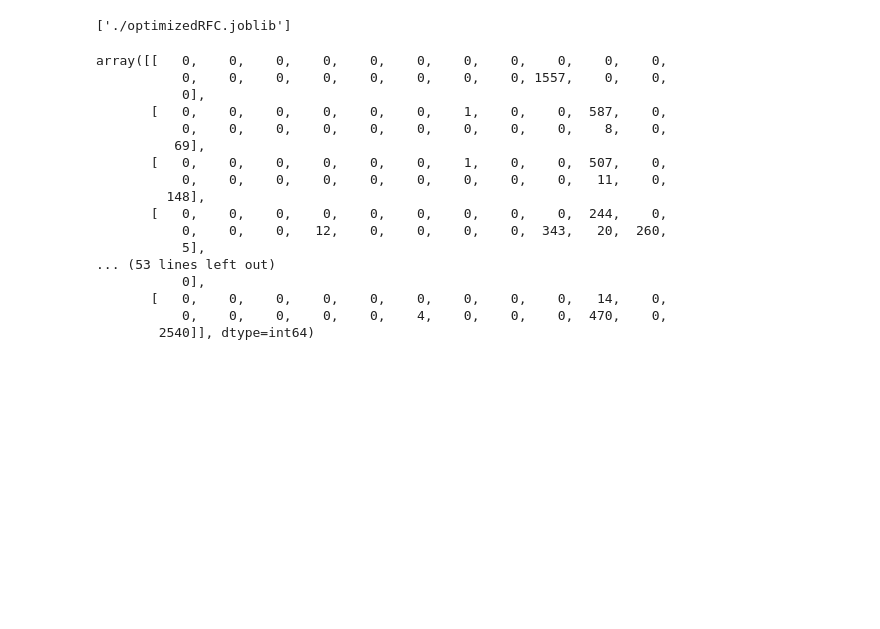
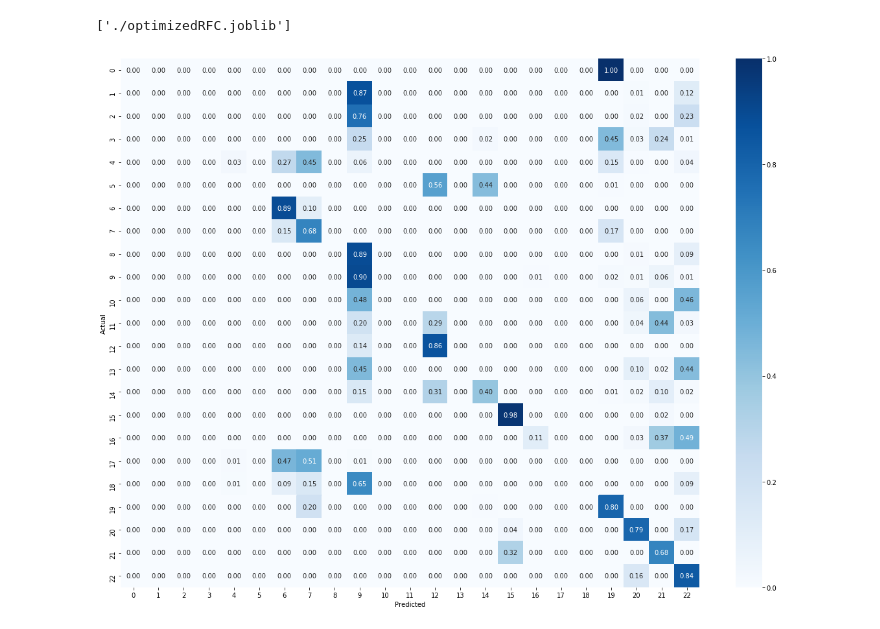
Before and after one commit to NickSot/process_mining, a Jupyter notebook: Random forest tree.ipynb, the cells around one changed output. Saved outputs shown, nothing was run; the diff lists cells and outputs as text; code cells hidden in the pictures; blank space fills up the shorter version.

```diff
--- a/Random forest tree.ipynb
+++ b/Random forest tree.ipynb
@@ -239,29 +242,21 @@ joblib.dump(optimizedRFC,'./optimizedRFC.joblib')
 ['./optimizedRFC.joblib']
 # %%
 optimizedRFC= joblib.load('./optimizedRFC.joblib')
-# %%
-# re-running preds
-rfc_grid_pred = optimizedRFC.predict(X_test)
-# re-evaluating
-confusion_matrix(y_test, rfc_grid_pred)
-# %% [output]
-array([[   0,    0,    0,    0,    0,    0,    0,    0,    0,    0,    0,
-           0,    0,    0,    0,    0,    0,    0,    0, 1557,    0,    0,
-           0],
-       [   0,    0,    0,    0,    0,    0,    1,    0,    0,  587,    0,
-           0,    0,    0,    0,    0,    0,    0,    0,    0,    8,    0,
-          69],
-       [   0,    0,    0,    0,    0,    0,    1,    0,    0,  507,    0,
-           0,    0,    0,    0,    0,    0,    0,    0,    0,   11,    0,
-         148],
-       [   0,    0,    0,    0,    0,    0,    0,    0,    0,  244,    0,
-           0,    0,    0,   12,    0,    0,    0,    0,  343,   20,  260,
-           5],
-... (53 lines left out)
-           0],
-       [   0,    0,    0,    0,    0,    0,    0,    0,    0,   14,    0,
-           0,    0,    0,    0,    0,    4,    0,    0,    0,  470,    0,
-        2540]], dtype=int64)
+# %%
+# re-running preds
+rfc_grid_pred = optimizedRFC.predict(X_test)
+# re-evaluating
+cm =confusion_matrix(y_test, rfc_grid_pred)
+
+# Normalise
+cmn = cm.astype('float') / cm.sum(axis=1)[:, np.newaxis]
+fig, ax = plt.subplots(figsize=(20,15))
+sns.heatmap(cmn, annot=True, fmt='.2f', cmap='Blues', ax=ax)
+plt.ylabel('Actual')
+plt.xlabel('Predicted')
+plt.show(block=False)
+# %% [output]
+[figure, added]
 # %%
 classification_report(y_test, rfc_grid_pred, output_dict = True)
 # %% [output]
```
Also changed, not shown: parts of 27 cells of this notebook, 3 other files.
